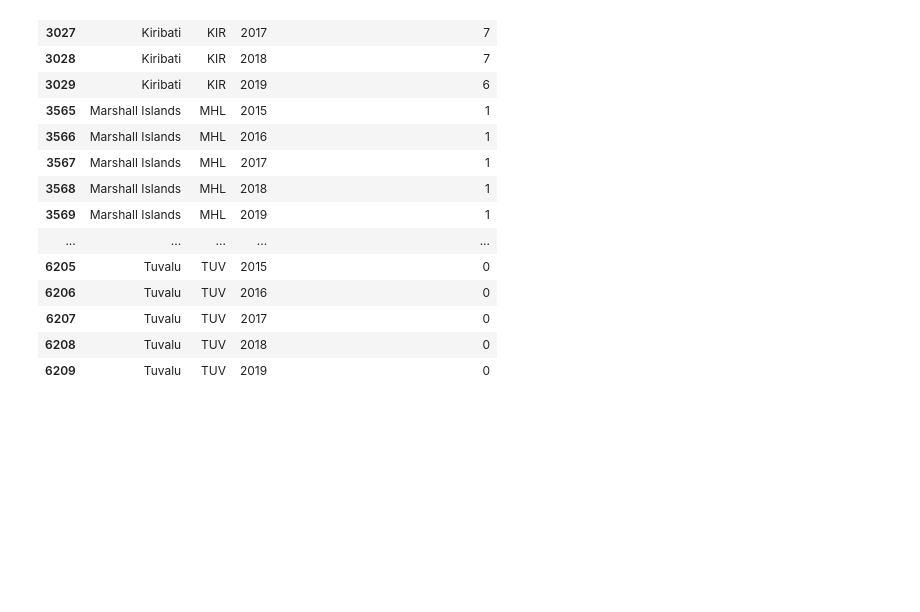
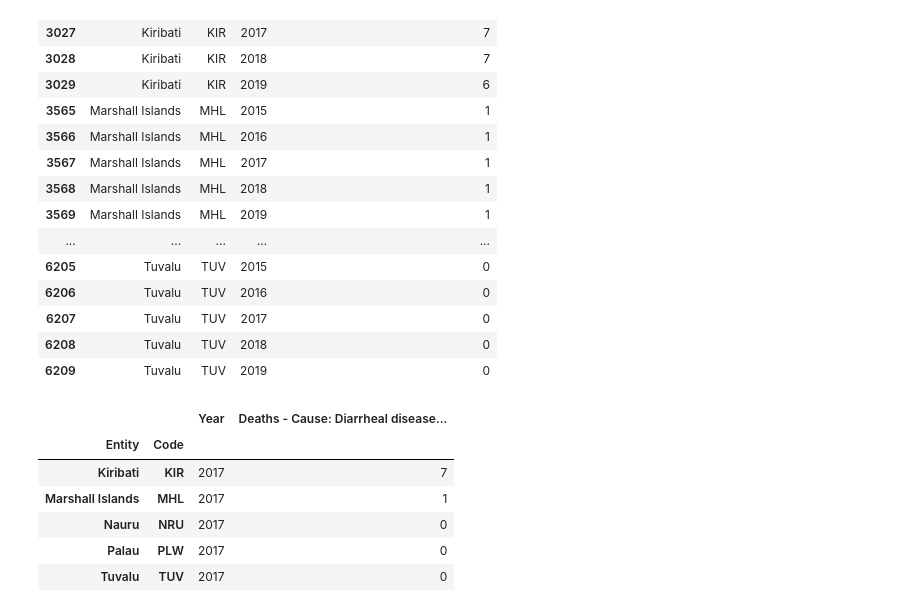
Before and after one commit to RHockley/Project-1-Water-Source-Mortality, a Jupyter notebook: Datacleaning/dirrahea_deaths_cleaned.ipynb, the cells around one changed output. Drawn from its saved outputs; the diff is of its cells as text; code cells hidden in the pictures; blank space fills up the shorter version.

```diff
--- a/Datacleaning/dirrahea_deaths_cleaned.ipynb
+++ b/Datacleaning/dirrahea_deaths_cleaned.ipynb
@@ -128,3 +141,16 @@ dirrahea_deaths_least_developed
 | 6207 | Tuvalu | TUV | 2017 | 0 |
 | 6208 | Tuvalu | TUV | 2018 | 0 |
 | 6209 | Tuvalu | TUV | 2019 | 0 |
+# %%
+dirrahea_deaths_least_developed_avg = dirrahea_deaths_least_developed.groupby(['Entity', 'Code']).mean()
+dirrahea_deaths_least_developed_avg
+
+#The average of the five most developed countries dataframe.
+# %% [output]
+|  |  | Year | Deaths - Cause: Diarrheal disease... |
+| Entity | Code |  |  |
+| Kiribati | KIR | 2017 | 7 |
+| Marshall Islands | MHL | 2017 | 1 |
+| Nauru | NRU | 2017 | 0 |
+| Palau | PLW | 2017 | 0 |
+| Tuvalu | TUV | 2017 | 0 |
```
Also changed, not shown: parts of 1 cell of this notebook.
